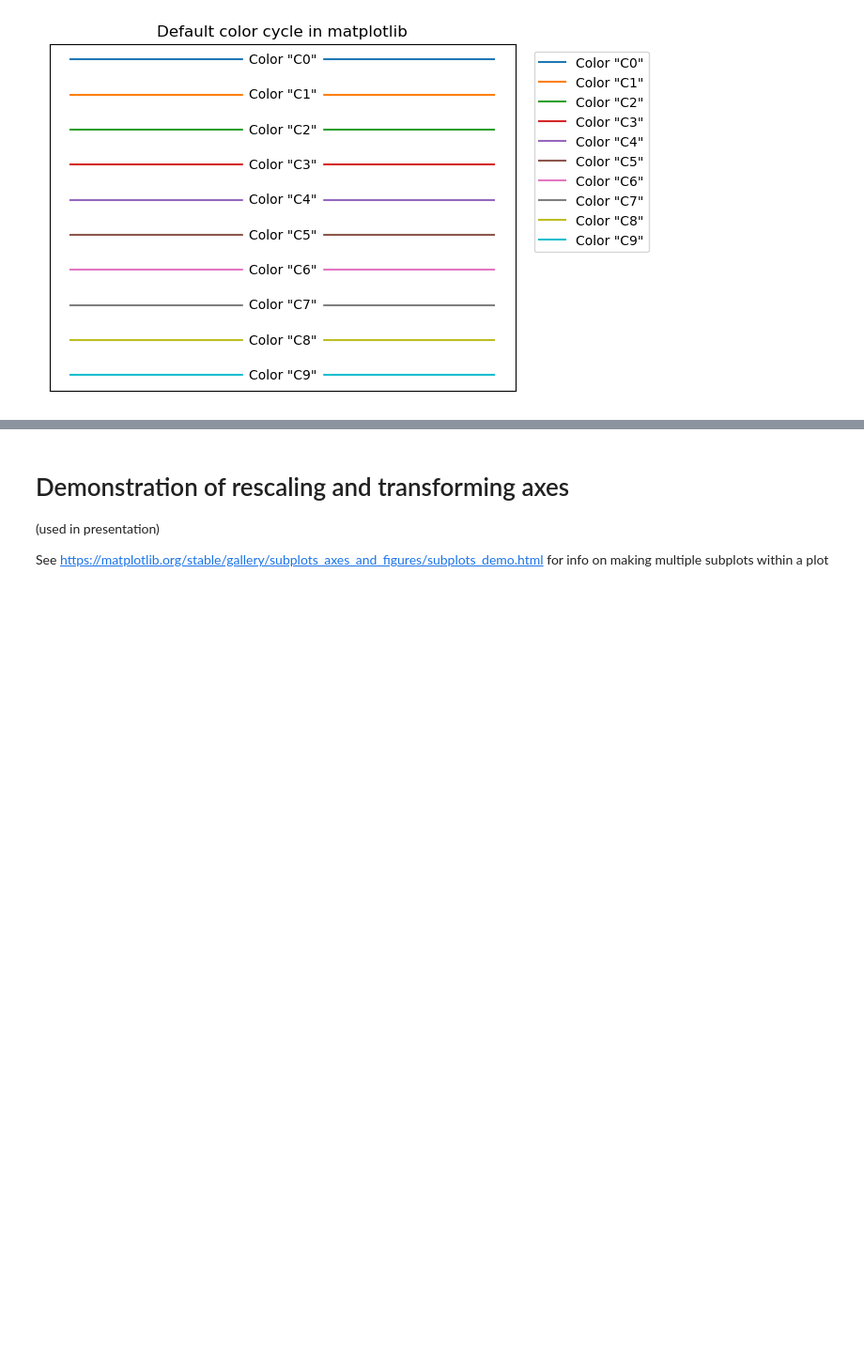
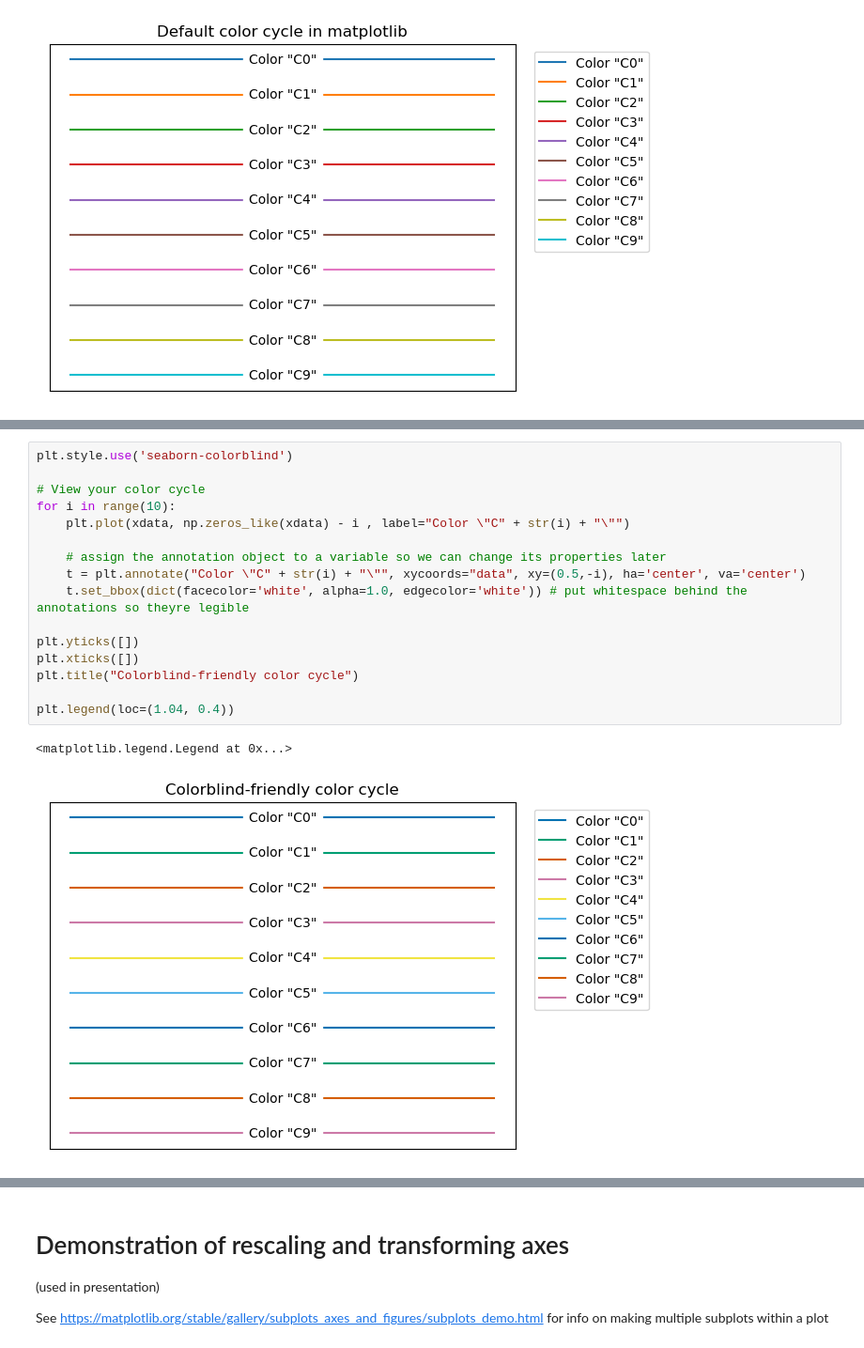
Before and after one commit to hbelzer/8.13-code-snippets, a Jupyter notebook: L0-Pendulum/making_a_plot.ipynb, the cells around one changed output, grey strips where cells are left out. Shown at 94% size. Cells and saved outputs as stored; diff of their text form; blank space fills up the shorter version.

```diff
--- a/L0-Pendulum/making_a_plot.ipynb
+++ b/L0-Pendulum/making_a_plot.ipynb
@@ -56,3 +63,22 @@ plt.legend(loc=(1.04, 0.4))
+# %%
+plt.style.use('seaborn-colorblind')
+
+# View your color cycle
+for i in range(10):
+    plt.plot(xdata, np.zeros_like(xdata) - i , label="Color \"C" + str(i) + "\"")
+
+    # assign the annotation object to a variable so we can change its properties later
+    t = plt.annotate("Color \"C" + str(i) + "\"", xycoords="data", xy=(0.5,-i), ha='center', va='center')
+    t.set_bbox(dict(facecolor='white', alpha=1.0, edgecolor='white')) # put whitespace behind the annotations so theyre legible
+
+plt.yticks([])
+plt.xticks([])
+plt.title("Colorblind-friendly color cycle")
+
+plt.legend(loc=(1.04, 0.4))
+# %% [output]
+<matplotlib.legend.Legend at 0x...>
+[figure, added]
 # %%
 # error bars
 error = np.random.normal(0.0,0.2,len(ydata))
```
Also changed, not shown: parts of 4 cells of this notebook.
